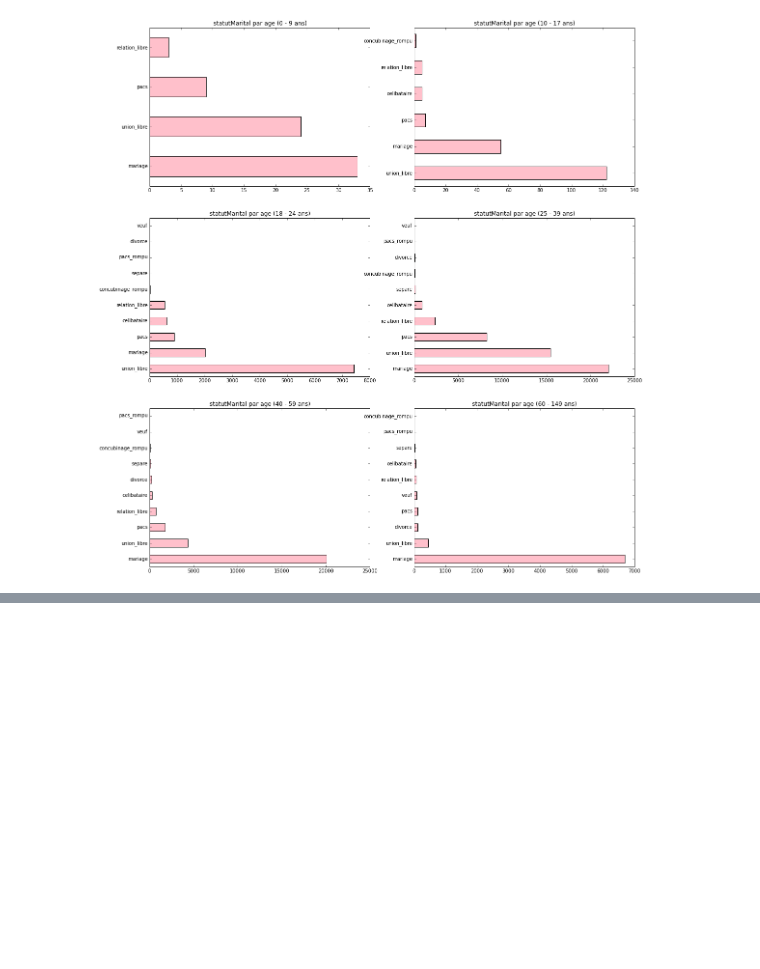
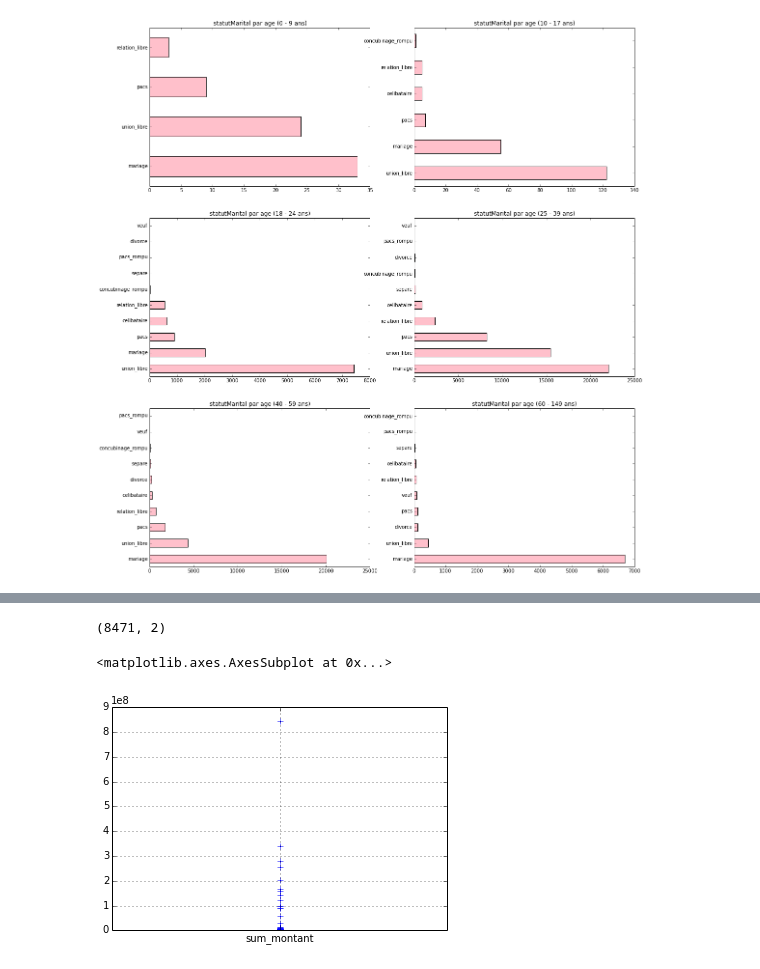
Before and after one commit to betagouv/mes-aides-analytics, a Jupyter notebook: python/stats_descr.ipynb, the cells around one changed output, grey strips where cells are left out. Drawn from its saved outputs; the diff is of its cells as text; code cells hidden in the pictures; blank space fills up the shorter version.

Commit message:
[ADD] histogramme de la somme des ressources

```diff
--- a/python/stats_descr.ipynb
+++ b/python/stats_descr.ipynb
@@ -727,0 +720,2 @@ t_simulations[t_simulations._id == '5566dc09b6b1363e267b933b'].individus.iloc[0]
+# %%
+t_sumRessources = t_ressources.groupby("_id_individu")['montant'].sum().reset_index(name='sum_montant')
@@ -727,0 +734,9 @@ t_simulations[t_simulations._id == '5566dc09b6b1363e267b933b'].individus.iloc[0]
+# %%
+t_sumRessources[t_sumRessources.sum_montant == 0].shape
+# %% [output]
+(8471, 2)
+# %%
+t_sumRessources[t_sumRessources.sum_montant > 0].boxplot('sum_montant', return_type='axes')
+# %% [output]
+<matplotlib.axes.AxesSubplot at 0x...>
+[figure, added]
```
Also changed, not shown: parts of 16 cells of this notebook.
